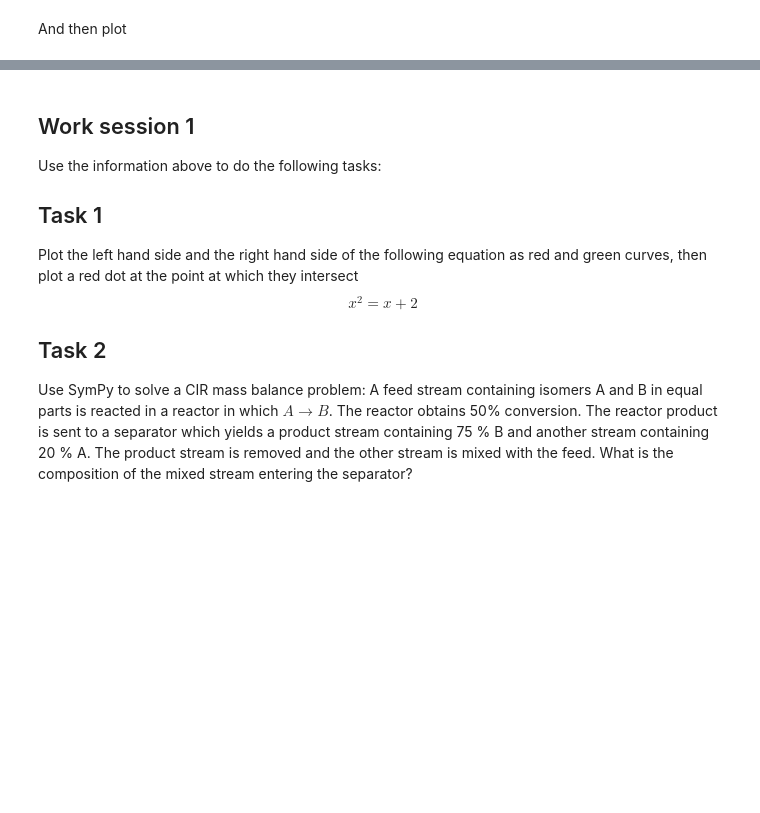
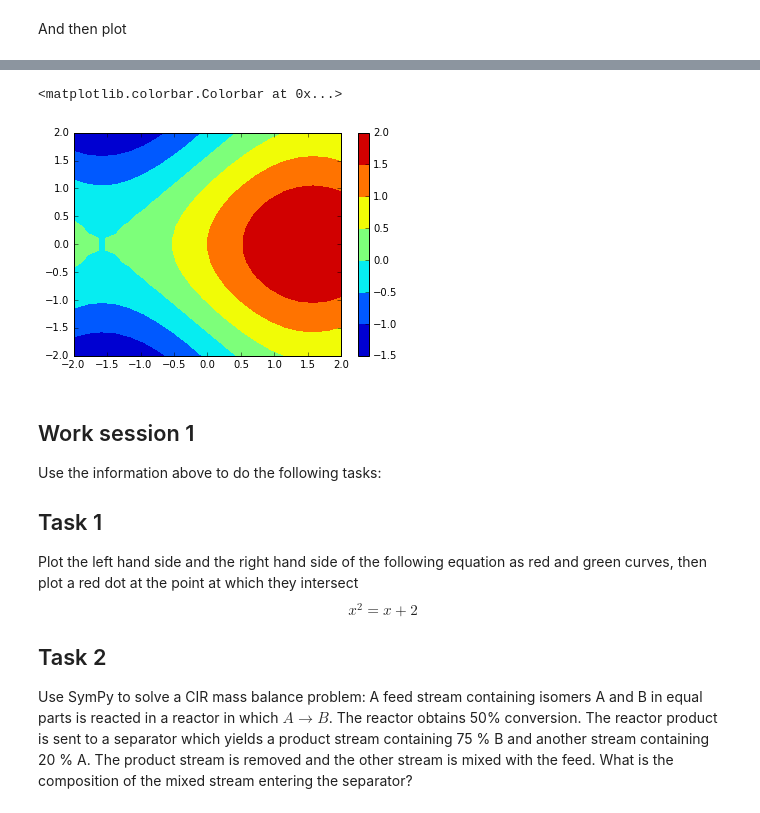
Before and after one commit to alchemyst/CSS-420-Workbooks, a Jupyter notebook: Lecture 1 Intro to jupyter.ipynb, the cells around one changed output, grey strips where cells are left out. Saved outputs shown, nothing was run; the diff lists cells and outputs as text; code cells hidden in the pictures; blank space fills up the shorter version.

```diff
--- a/Lecture 1 Intro to jupyter.ipynb
+++ b/Lecture 1 Intro to jupyter.ipynb
@@ -114,3 +195,9 @@ plt.show()
+# %%
+plt.contourf(xx1, yy1, zz)
+plt.colorbar()
+# %% [output]
+<matplotlib.colorbar.Colorbar at 0x...>
+[figure, added]
 # %% [markdown]
 ## Work session 1
 
```
Also changed, not shown: parts of 23 cells of this notebook, 5 other files.
